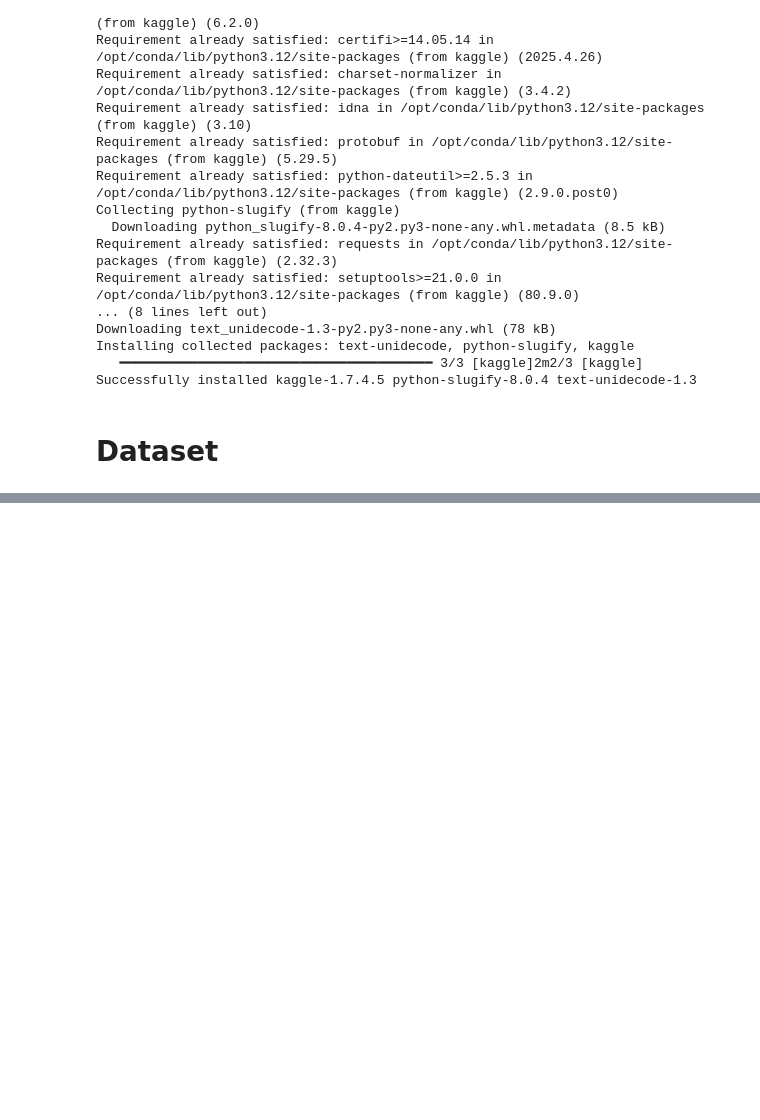
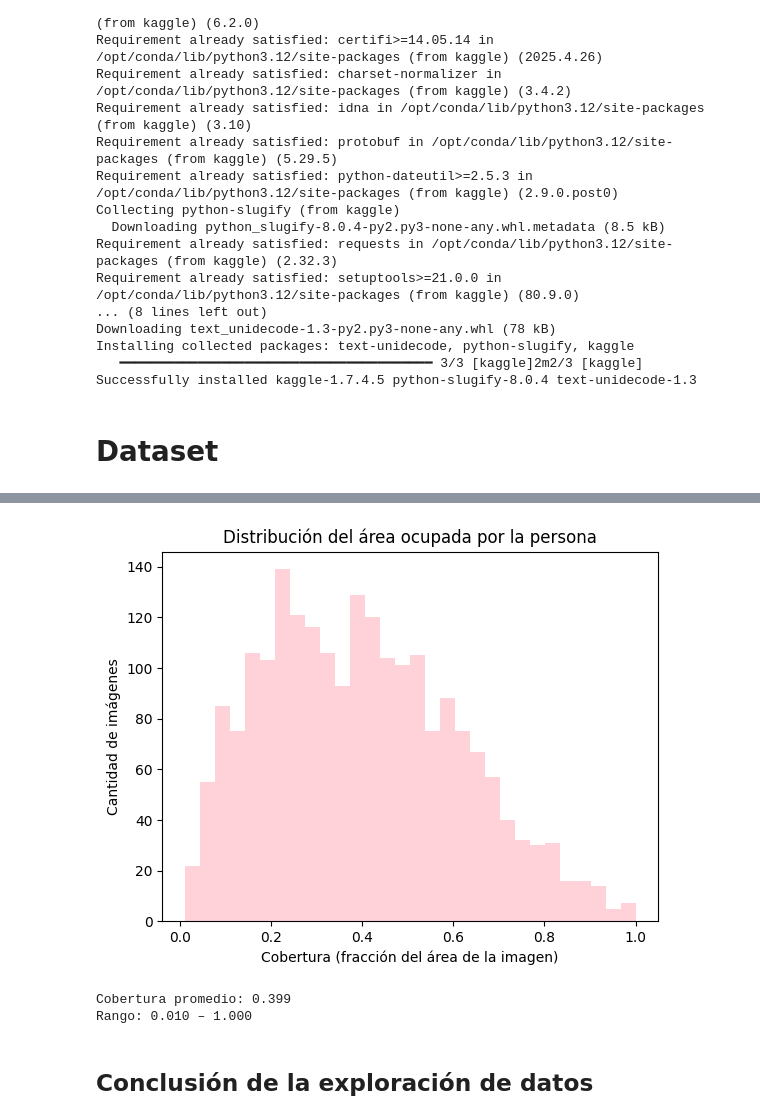
Before and after one commit to nataliacampiglia/tdl_obligatorio, a Jupyter notebook: Obligatorio-letra.ipynb, the cells around one changed output, grey strips where cells are left out. Drawn from its saved outputs; the diff is of its cells as text; code cells hidden in the pictures; blank space fills up the shorter version.

```diff
--- a/Obligatorio-letra.ipynb
+++ b/Obligatorio-letra.ipynb
@@ -159,0 +245,19 @@ os.environ["KAGGLE_KEY"] = creds["key"]
+# %%
+def md5_file(path: Path):
+    with path.open("rb") as f:
+        return hashlib.md5(f.read()).hexdigest()
+
+hashes = {}
+duplicates = []
+
+folder = Path("data/train/images")
+
+for path in folder.iterdir():
+    if path.is_file():
+        h = md5_file(path)
+        if h in hashes:
+            duplicates.append((str(path), str(hashes[h])))
+        else:
+            hashes[h] = path
+
+print(f"Encontradas {len(duplicates)} imágenes duplicadas.")
@@ -159,0 +390,27 @@ os.environ["KAGGLE_KEY"] = creds["key"]
+# %%
+mask_dir = Path("data/train/masks")
+
+coverages = []
+
+for p in mask_dir.glob("*.png"):
+    mask = np.array(Image.open(p))[:, :, 0]   # un canal, valores {0,1}
+    h, w = mask.shape
+    coverage = mask.sum() / (h * w)
+    coverages.append(coverage)
+
+coverages = np.array(coverages)
+
+plt.hist(coverages, bins=30, color='pink', alpha=0.7)
+plt.xlabel("Cobertura (fracción del área de la imagen)")
+plt.ylabel("Cantidad de imágenes")
+plt.title("Distribución del área ocupada por la persona")
+plt.show()
+
+print(f"Cobertura promedio: {coverages.mean():.3f}")
+print(f"Rango: {coverages.min():.3f} – {coverages.max():.3f}")
+# %% [output]
+[figure, added]
+Cobertura promedio: 0.399
+Rango: 0.010 – 1.000
+# %% [markdown]
+## Conclusión de la exploración de datos
```
Also changed, not shown: parts of 20 cells of this notebook.
